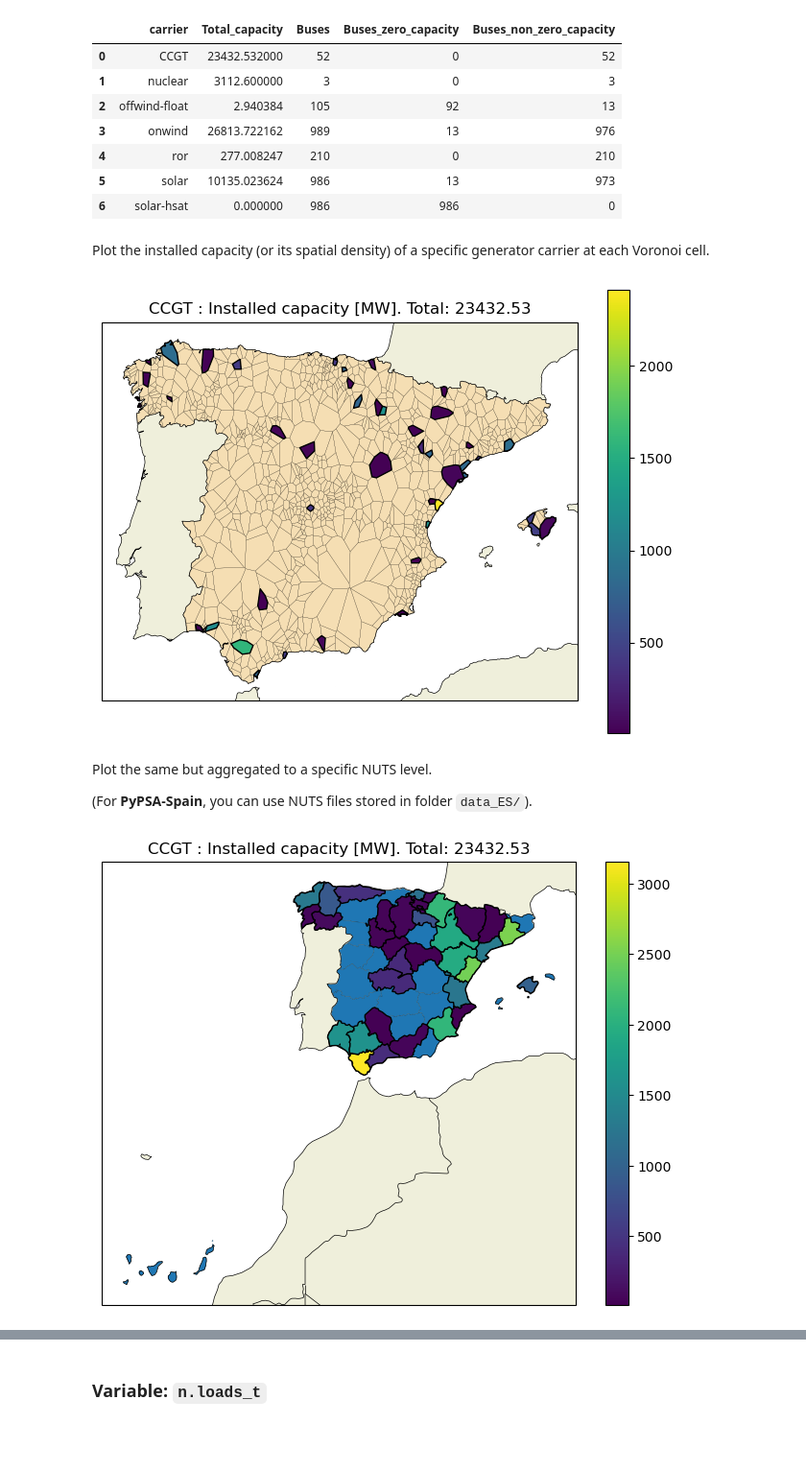
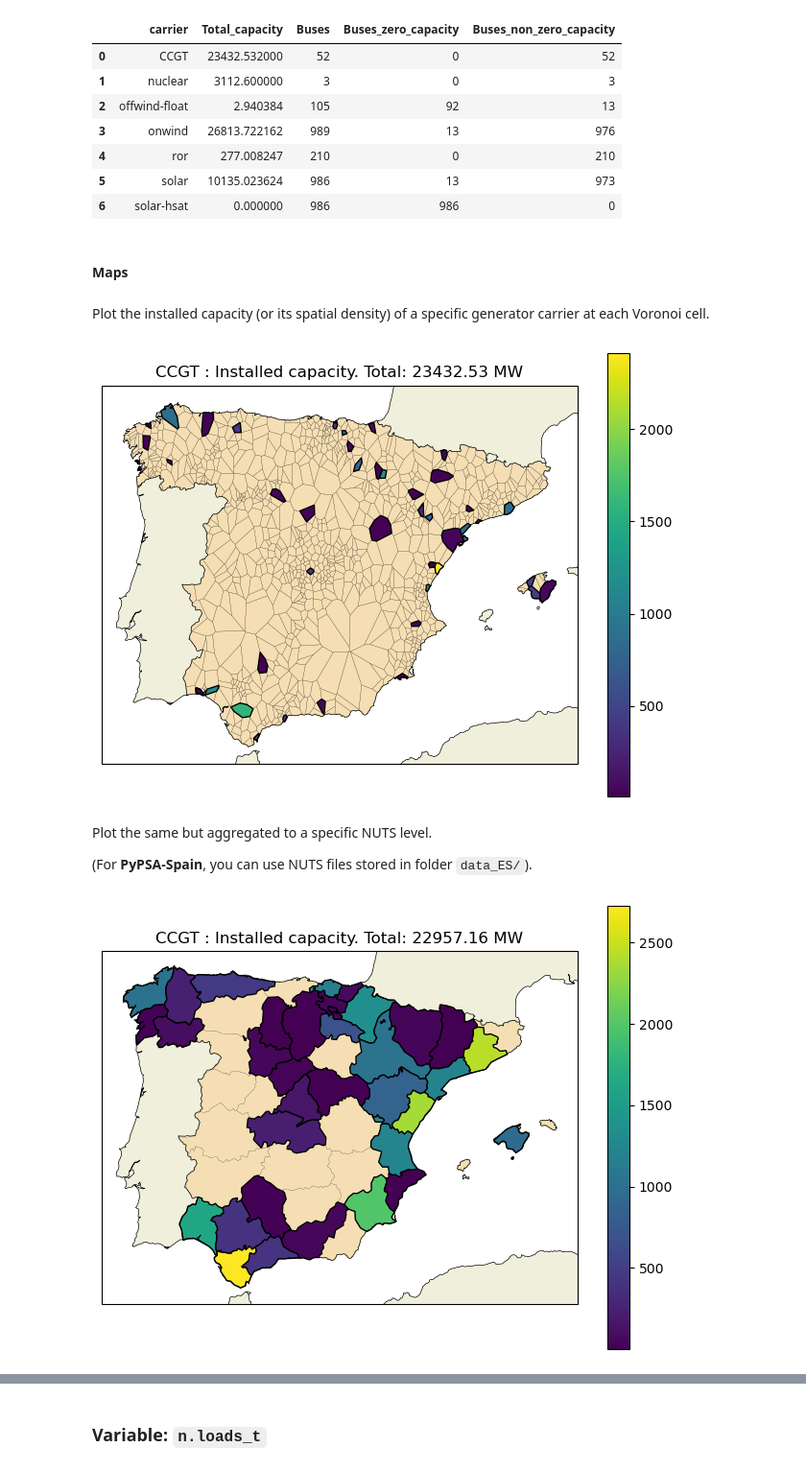
Before and after one commit to cristobal-GC/pypsaX-notebooks, a Jupyter notebook: rules/add_electricity.ipynb, the cells around one changed output, grey strips where cells are left out. Shown at 96% size. Cells and saved outputs as stored; diff of their text form; code cells hidden in the pictures; blank space fills up the shorter version.

```diff
--- a/rules/add_electricity.ipynb
+++ b/rules/add_electricity.ipynb
@@ -161,15 +164,23 @@ summary_gg
 | 4 | ror | 277.008247 | 210 | 0 | 210 |
 | 5 | solar | 10135.023624 | 986 | 13 | 973 |
 | 6 | solar-hsat | 0.000000 | 986 | 986 | 0 |
+# %% [markdown]
+#### Maps
 # %% [markdown]
 Plot the installed capacity (or its spatial density) of a specific generator carrier at each Voronoi cell.
 # %%
 ########## Parameters
 carrier = 'CCGT'
-token_density = 0
+##### Uncomment one of the following
+feature = 'area'
+feature = 'p_nom'
+#feature = 'p_nom_density'
+#feature = 'p_nom_max'
+#feature = 'p_nom_max_density'
+#feature = 'p_nom_max_ratio'
 
 
-##
+#####
 if 'off' in carrier:
     domain = 'offshore'
 else:
@@ -186,44 +197,63 @@ fig, ax = plt.subplots(figsize=fig_size, subplot_kw={'projection': crs})
 
 
 ### Add network geometry
-fun_map_network_shapes(n, ax, domain=domain)
+fun_map_network_geometry(n, ax, domain)
 
-### Add capacity at Voronoi cells
-fun_map_capacity_Voronoi(carrier, token_density, n, ax)
+### Add network capacity at Voronoi cells
+fun_map_network_capacity(carrier, n, feature, ax)
 
 ### Add features
 fun_map_add_features(ax)
 # %% [output]
-[figure, old version]
+[figure, new version]
 # %% [markdown]
 Plot the same but aggregated to a specific NUTS level.
 
 (For **PyPSA-Spain**, you can use NUTS files stored in folder `data_ES/`).
 # %%
+########## Parameters
+carrier = 'CCGT'
+##### Uncomment one of the following
+feature = 'area_NUTS'
+feature = 'weighted_p_nom'
+#feature = 'weighted_p_nom_density'
+#feature = 'weighted_p_nom_max'
+#feature = 'weighted_p_nom_max_density'
+#feature = 'weighted_p_nom_max_ratio'
+
+
 ########## Get gdf_NUTS (it must contain at least columns 'NUTS_ID' and 'geometry')
 
 NUTS_level = '3'
+
 file_NUTS = f'NUTS{NUTS_level}_ES.geojson'
 path_NUTS = f'{rootpath}/data_ES/nuts/'
 gdf_NUTS = gpd.read_file(path_NUTS+file_NUTS)
+
+# Remove some regions
+NUTS_initials_to_remove = ['ES70',   # Canary islands
+                           'ES63',  # Ceuta
+                           'ES64']  # Melilla
+
+gdf_NUTS = gdf_NUTS[~gdf_NUTS['NUTS_ID'].apply(lambda x: any(x.startswith(prefijo) for prefijo in NUTS_initials_to_remove))]
 
 
 
 ########## Plot map at NUTS regions
 
 fig_size = [8,6]
 crs = ccrs.PlateCarree()
 
-fig, ax2 = plt.subplots(figsize=fig_size, subplot_kw={'projection': crs})
+fig, ax = plt.subplots(figsize=fig_size, subplot_kw={'projection': crs})
 
 
 ### Add network geometry
-#fun_map_network_shapes(n, ax2, domain=domain)
+fun_map_NUTS_geometry(gdf_NUTS, ax)
 
-### Add capacity at NUTS regions
-fun_map_capacity_NUTS(carrier, token_density, n, gdf_NUTS, ax2)
+### Add network capacity at Voronoi cells
+fun_map_NUTS_capacity(carrier, n, gdf_NUTS, feature, ax)
 
 ### Add features
-fun_map_add_features(ax2)
+fun_map_add_features(ax)
 # %% [output]
-[figure, old version]
+[figure, new version]
```
Also changed, not shown: parts of 7 cells of this notebook, 9 other files.
